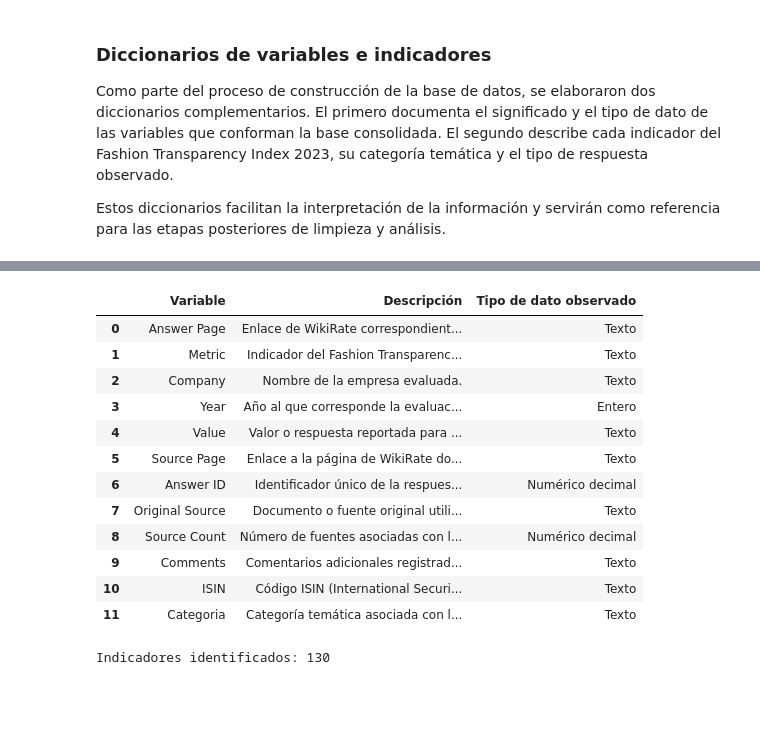
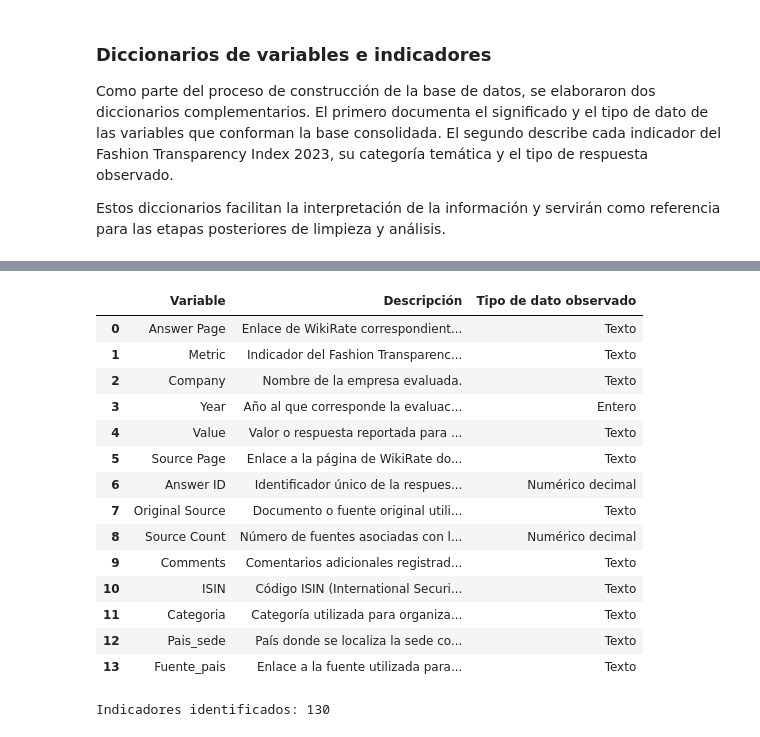
Before and after one commit to avrilsalazarrodriguez/fashion-transparency-index-2023, a Jupyter notebook: scripts/01_construccion_base_integrada.ipynb, the cells around one changed output, grey strips where cells are left out. Drawn from its saved outputs; the diff is of its cells as text; code cells hidden in the pictures; blank space fills up the shorter version.

```diff
--- a/scripts/01_construccion_base_integrada.ipynb
+++ b/scripts/01_construccion_base_integrada.ipynb
@@ -696,11 +749,22 @@ display(matrices)
 
 matrices_pais = matrices.copy()
 
-matrices_pais["Pais_sede"] = pd.NA
-matrices_pais["Fuente_pais"] = pd.NA
+matrices_pais["Pais_sede"] = pd.Series(
+    pd.NA,
+    index=matrices_pais.index,
+    dtype="string"
+)
+
+matrices_pais["Fuente_pais"] = pd.Series(
+    pd.NA,
+    index=matrices_pais.index,
+    dtype="string"
+)
 
 # Revisión de las primeras 30 empresas matriz
-display(matrices_pais.head(30))
+display(
+    matrices_pais.head(30)
+)
 # %% [output]
 |  | Empresa_matriz | Numero_marcas | Pais_sede | Fuente_pais |
 | 0 | LVMH | 5 | <NA> | <NA> |
@@ -1776,11 +1824,6 @@ print(f"Fuentes pendientes: {matrices_pais['Fuente_pais'].isna().sum()}")
 Empresas matriz registradas: 93
 Países pendientes: 0
 Fuentes pendientes: 0
-# %%
-# Corrección del tipo de dato de las columnas de texto
-
-empresas_pais["Pais_sede"] = empresas_pais["Pais_sede"].astype("string")
-empresas_pais["Fuente_pais"] = empresas_pais["Fuente_pais"].astype("string")
 # %%
 # Asignamos país de sede y fuente por empresa matriz
 
@@ -3045,56 +3074,61 @@ diccionario_variables = pd.DataFrame({
 })
 
 # Traducimos los tipos de dato para facilitar su interpretación
-
 diccionario_variables["Tipo de dato observado"] = (
     diccionario_variables["Tipo de dato observado"]
     .replace({
         "object": "Texto",
+        "string": "Texto",
         "int64": "Entero",
         "float64": "Numérico decimal"
     })
 )
 
 # Agregamos la descripción de cada variable
-
 diccionario_variables["Descripción"] = [
     "Enlace de WikiRate correspondiente al registro de la respuesta.",
     "Indicador del Fashion Transparency Index 2023 evaluado para la empresa.",
     "Nombre de la empresa evaluada.",
     "Año al que corresponde la evaluación.",
     "Valor o respuesta reportada para el indicador.",
     "Enlace a la página de WikiRate donde se documenta la fuente de la respuesta.",
     "Identificador único de la respuesta dentro de WikiRate.",
     "Documento o fuente original utilizada como evidencia para la respuesta.",
     "Número de fuentes asociadas con la respuesta.",
     "Comentarios adicionales registrados en WikiRate.",
     "Código ISIN (International Securities Identification Number) de la empresa, cuando se encuentra disponible.",
-    "Categoría temática asociada con la clasificación del indicador."
+    "Categoría utilizada para organizar la descarga inicial del indicador: Environment, Social, Governance u Other",
+    "País donde se localiza la sede corporativa de la empresa evaluada o, cuando corresponde, de su empresa matriz.",
+    "Enlace a la fuente utilizada para verificar el país de sede asignado a la empresa o a su empresa matriz."
 ]
 
 # Reordenamos las columnas
-
 diccionario_variables = diccionario_variables[
-    ["Variable", "Descripción", "Tipo de dato observado"]
+    [
+        "Variable",
+        "Descripción",
+        "Tipo de dato observado"
+    ]
 ]
 
 # Mostramos el diccionario de variables
-
 diccionario_variables
 # %% [output]
 |  | Variable | Descripción | Tipo de dato observado |
 | 0 | Answer Page | Enlace de WikiRate correspondient... | Texto |
 | 1 | Metric | Indicador del Fashion Transparenc... | Texto |
 | 2 | Company | Nombre de la empresa evaluada. | Texto |
 | 3 | Year | Año al que corresponde la evaluac... | Entero |
 | 4 | Value | Valor o respuesta reportada para ... | Texto |
 | 5 | Source Page | Enlace a la página de WikiRate do... | Texto |
 | 6 | Answer ID | Identificador único de la respues... | Numérico decimal |
 | 7 | Original Source | Documento o fuente original utili... | Texto |
 | 8 | Source Count | Número de fuentes asociadas con l... | Numérico decimal |
 | 9 | Comments | Comentarios adicionales registrad... | Texto |
 | 10 | ISIN | Código ISIN (International Securi... | Texto |
-| 11 | Categoria | Categoría temática asociada con l... | Texto |
+| 11 | Categoria | Categoría utilizada para organiza... | Texto |
+| 12 | Pais_sede | País donde se localiza la sede co... | Texto |
+| 13 | Fuente_pais | Enlace a la fuente utilizada para... | Texto |
 # %%
 # Obtenemos la lista única de indicadores de la base final
 
```
Also changed, not shown: parts of 36 cells of this notebook, 8 other files.
